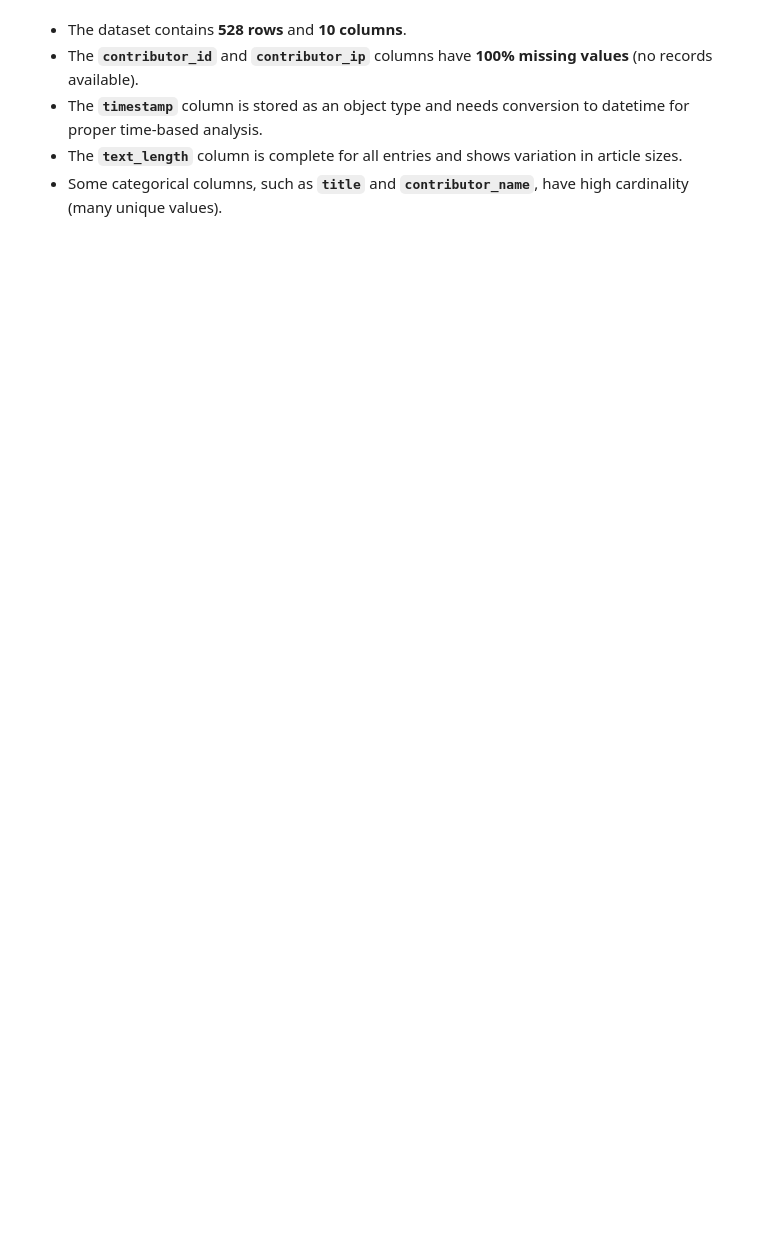
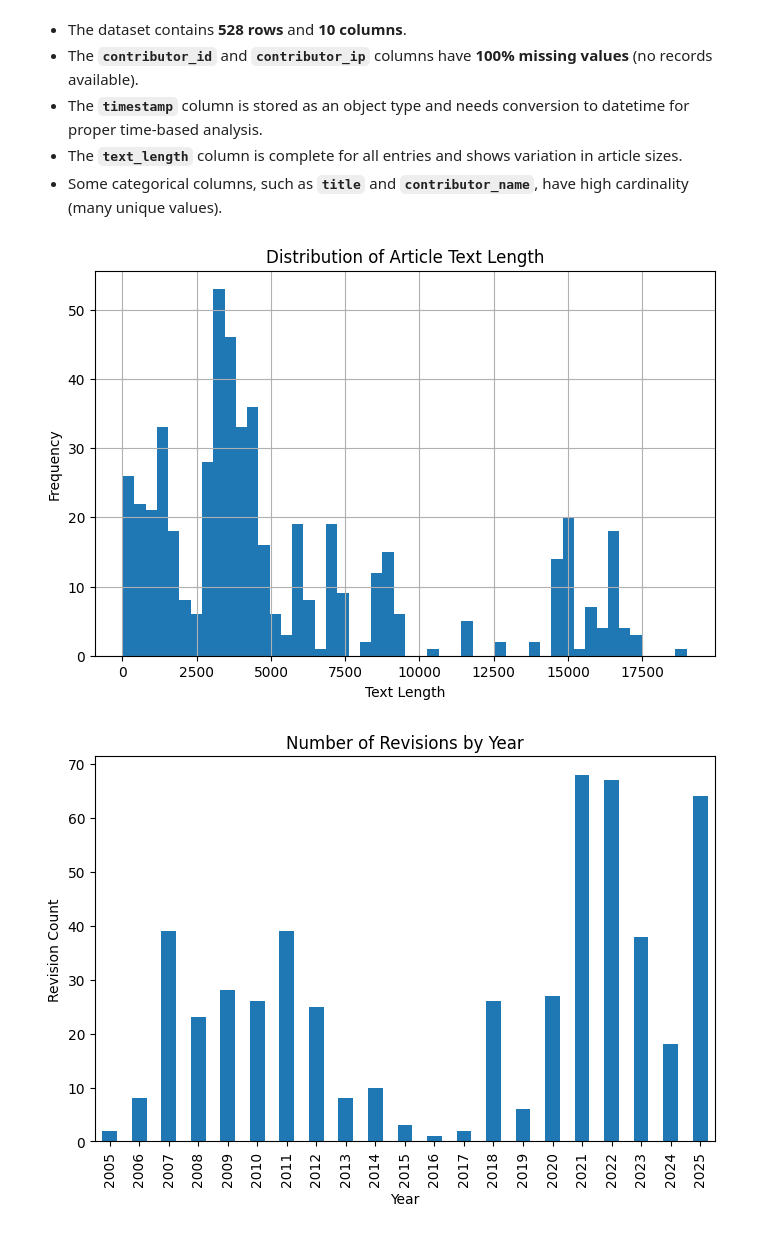
Before and after one commit to bruh7463/data_mining_project_team_14, a Jupyter notebook: data_mining_project.ipynb, the cells around one changed output. Cells and saved outputs as stored; diff of their text form; code cells hidden in the pictures; blank space fills up the shorter version.

Commit message:
[DU] Mike - Numerical Visualizations

```diff
--- a/data_mining_project.ipynb
+++ b/data_mining_project.ipynb
@@ -117,3 +117,28 @@ memory usage: 37.8+ KB
 - The **`timestamp`** column is stored as an object type and needs conversion to datetime for proper time-based analysis.
 - The **`text_length`** column is complete for all entries and shows variation in article sizes.
 - Some categorical columns, such as **`title`** and **`contributor_name`**, have high cardinality (many unique values).
+# %%
+# [DU] Mike - Numerical Visualizations
+import matplotlib.pyplot as plt
+
+# Convert timestamp to datetime
+df["timestamp"] = pd.to_datetime(df["timestamp"], errors="coerce")
+
+# Histogram of text length
+plt.figure(figsize=(8,5))
+df["text_length"].hist(bins=50)
+plt.title("Distribution of Article Text Length")
+plt.xlabel("Text Length")
+plt.ylabel("Frequency")
+plt.show()
+
+# Revisions by year
+plt.figure(figsize=(8,5))
+df["timestamp"].dt.year.value_counts().sort_index().plot(kind="bar")
+plt.title("Number of Revisions by Year")
+plt.xlabel("Year")
+plt.ylabel("Revision Count")
+plt.show()
+# %% [output]
+[figure, added]
+[figure, added]
```
Also changed, not shown: parts of 1 cell of this notebook.
